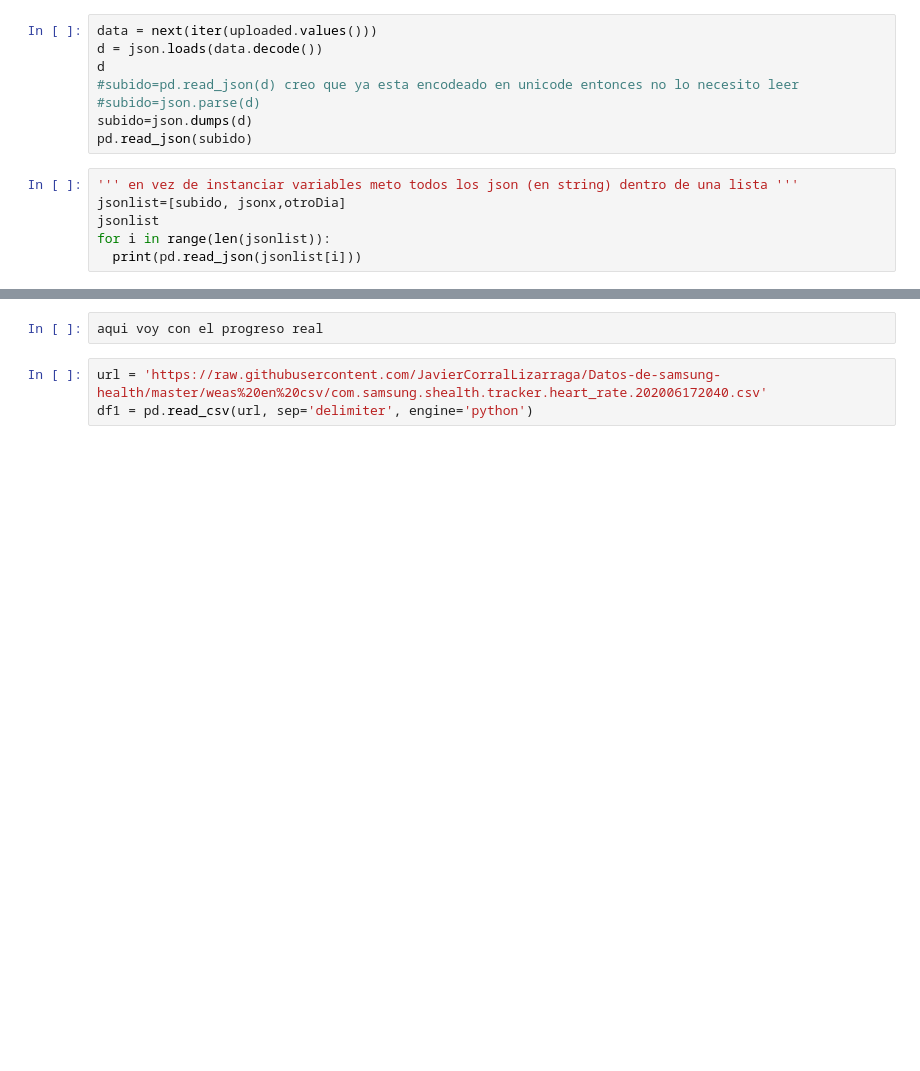
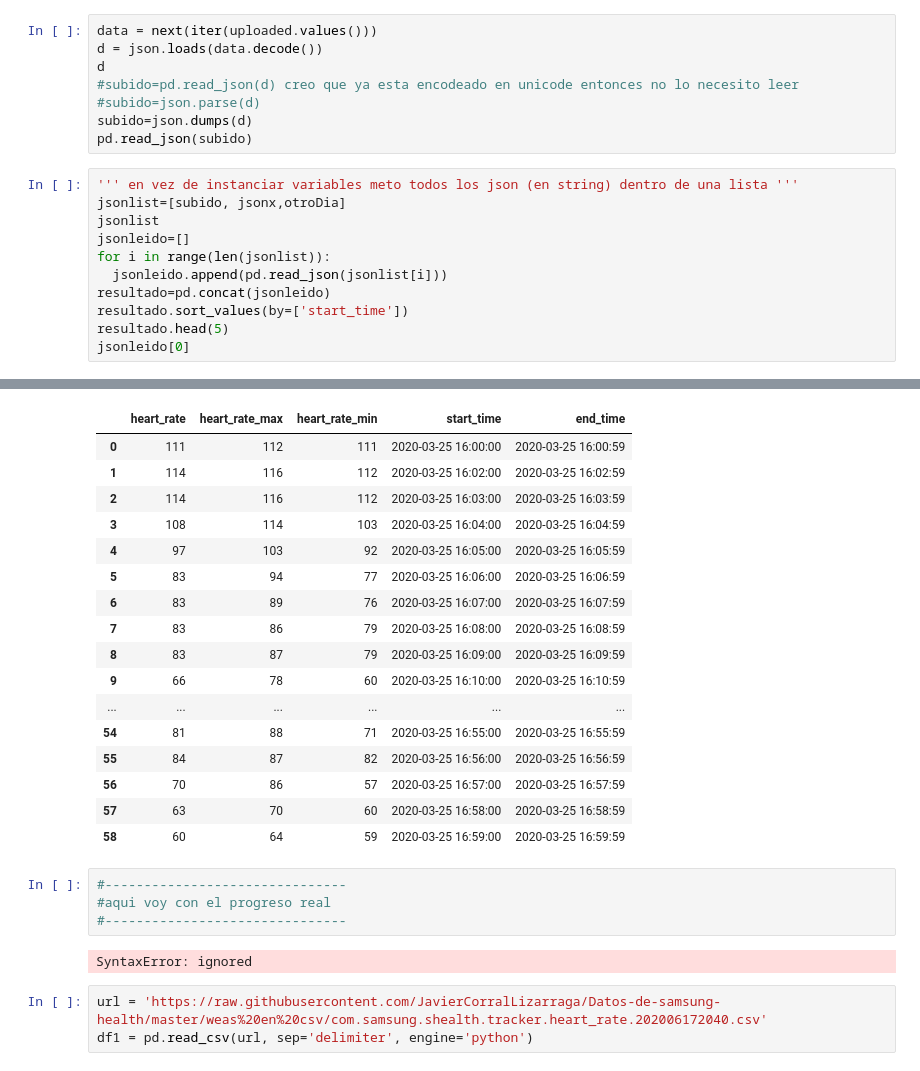
Before and after one commit to JavierCorralLizarraga/Datos-de-samsung-health, a Jupyter notebook: SHData.ipynb, the cells around one changed output, grey strips where cells are left out. Cells and saved outputs as stored; diff of their text form; blank space fills up the shorter version.

Commit message:
Concatene y sortee por fecha el json gigante

```diff
--- a/SHData.ipynb
+++ b/SHData.ipynb
@@ -80,6 +80,11 @@ pd.read_json(subido)
 ''' en vez de instanciar variables meto todos los json (en string) dentro de una lista '''
 jsonlist=[subido, jsonx,otroDia]
 jsonlist
+jsonleido=[]
 for i in range(len(jsonlist)):
-  print(pd.read_json(jsonlist[i]))
+  jsonleido.append(pd.read_json(jsonlist[i]))
+resultado=pd.concat(jsonleido)
+resultado.sort_values(by=['start_time'])
+resultado.head(5)
+jsonleido[0]
 # %% [output]
@@ -103,5 +91,26 @@ for i in range(len(jsonlist)):
+|  | heart_rate | heart_rate_max | heart_rate_min | start_time | end_time |
+| 0 | 111 | 112 | 111 | 2020-03-25 16:00:00 | 2020-03-25 16:00:59 |
+| 1 | 114 | 116 | 112 | 2020-03-25 16:02:00 | 2020-03-25 16:02:59 |
+| 2 | 114 | 116 | 112 | 2020-03-25 16:03:00 | 2020-03-25 16:03:59 |
+| 3 | 108 | 114 | 103 | 2020-03-25 16:04:00 | 2020-03-25 16:04:59 |
+| 4 | 97 | 103 | 92 | 2020-03-25 16:05:00 | 2020-03-25 16:05:59 |
+| 5 | 83 | 94 | 77 | 2020-03-25 16:06:00 | 2020-03-25 16:06:59 |
+| 6 | 83 | 89 | 76 | 2020-03-25 16:07:00 | 2020-03-25 16:07:59 |
+| 7 | 83 | 86 | 79 | 2020-03-25 16:08:00 | 2020-03-25 16:08:59 |
+| 8 | 83 | 87 | 79 | 2020-03-25 16:09:00 | 2020-03-25 16:09:59 |
+| 9 | 66 | 78 | 60 | 2020-03-25 16:10:00 | 2020-03-25 16:10:59 |
+| ... | ... | ... | ... | ... | ... |
+| 54 | 81 | 88 | 71 | 2020-03-25 16:55:00 | 2020-03-25 16:55:59 |
+| 55 | 84 | 87 | 82 | 2020-03-25 16:56:00 | 2020-03-25 16:56:59 |
+| 56 | 70 | 86 | 57 | 2020-03-25 16:57:00 | 2020-03-25 16:57:59 |
+| 57 | 63 | 70 | 60 | 2020-03-25 16:58:00 | 2020-03-25 16:58:59 |
+| 58 | 60 | 64 | 59 | 2020-03-25 16:59:00 | 2020-03-25 16:59:59 |
 # %%
-aqui voy con el progreso real
+#-------------------------------
+#aqui voy con el progreso real
+#-------------------------------
+# %% [output]
+SyntaxError: ignored
 # %%
 url = 'https://raw.githubusercontent.com/JavierCorralLizarraga/Datos-de-samsung-health/master/weas%20en%20csv/com.samsung.shealth.tracker.heart_rate.202006172040.csv'
 df1 = pd.read_csv(url, sep='delimiter', engine='python')
```
Also changed, not shown: parts of 3 cells of this notebook.
